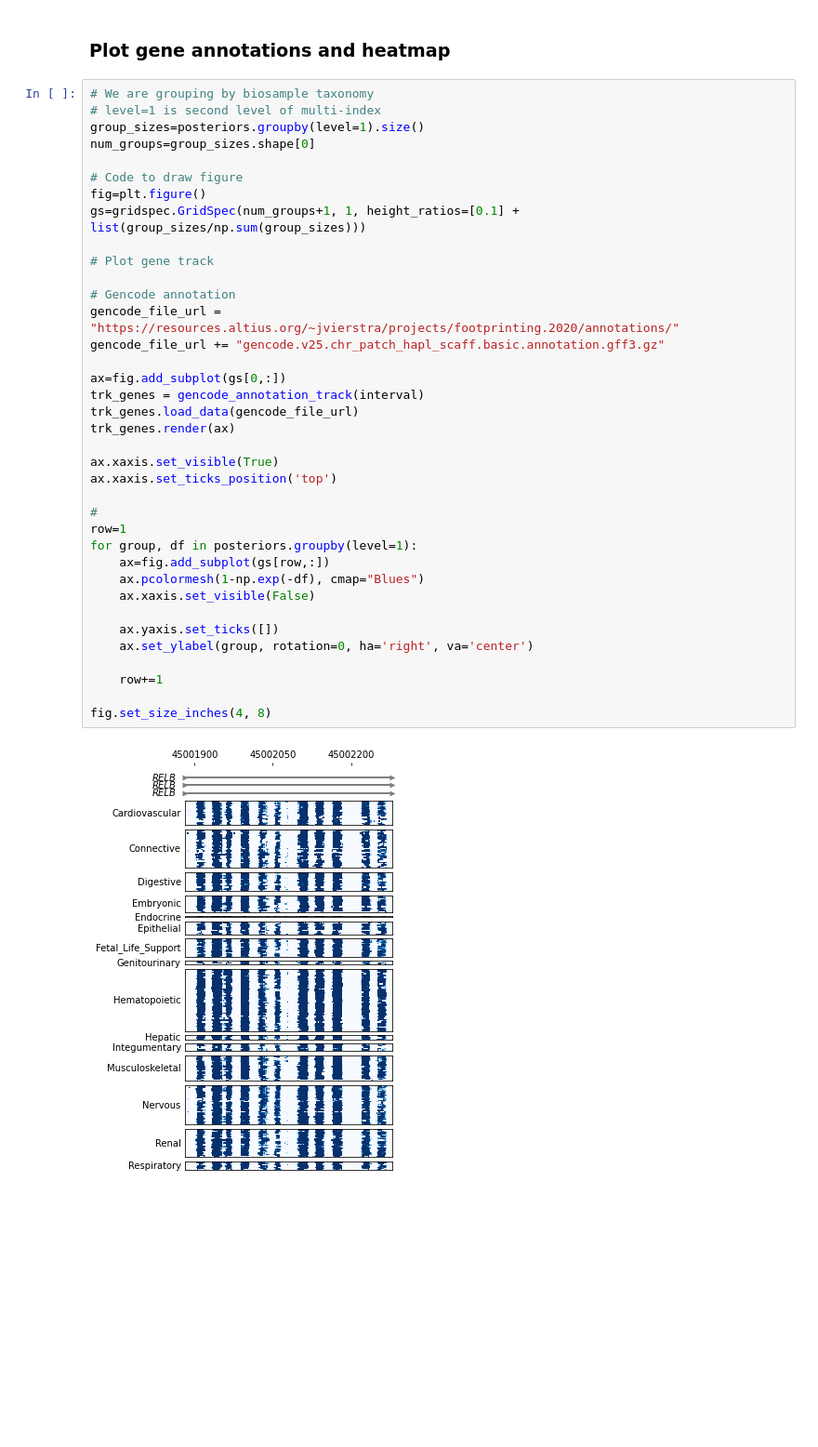
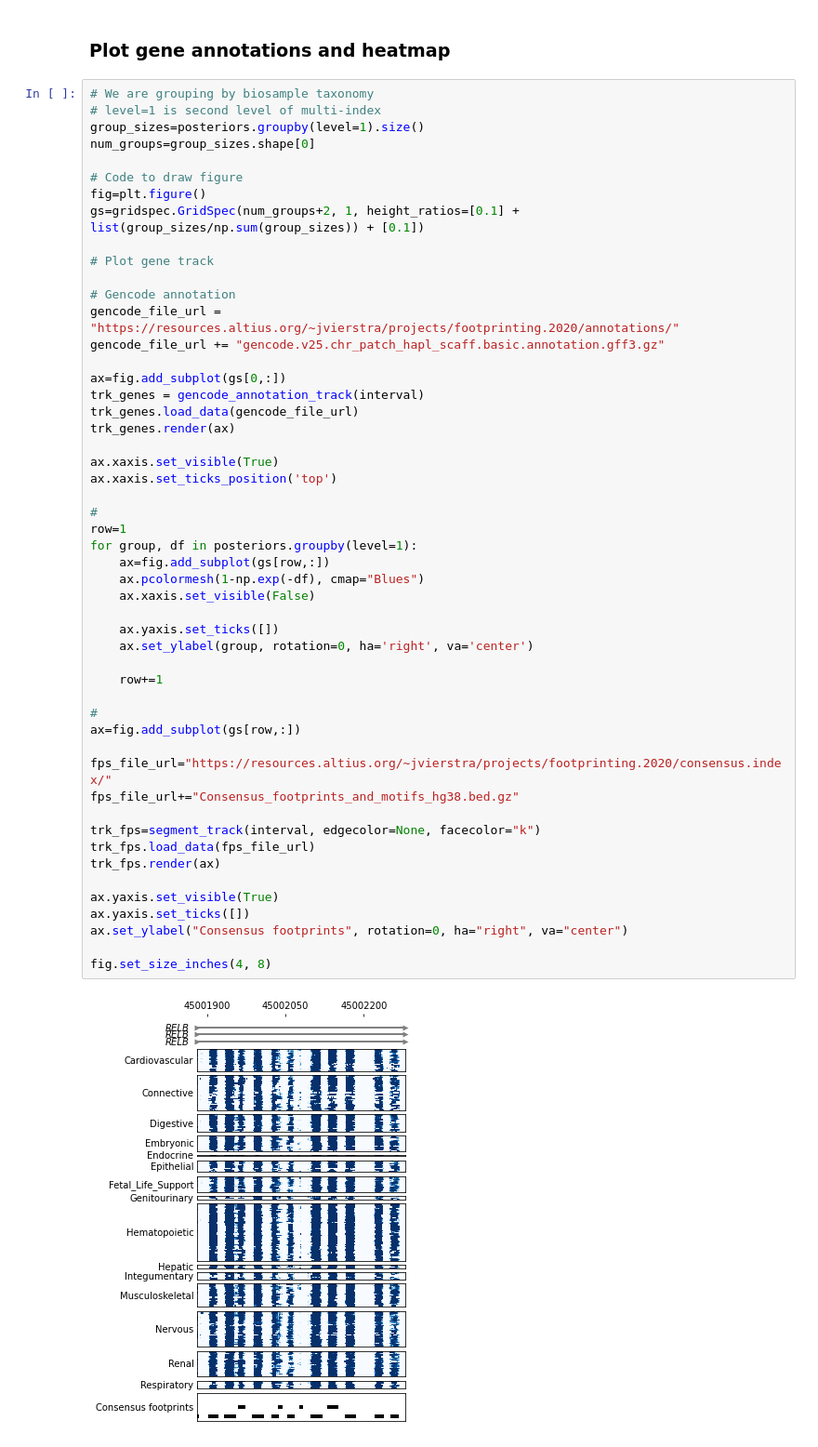
Before and after one commit to vierstralab/footprint-tools, a Jupyter notebook: docs/source/examples/plot.ipynb, the cells around one changed output. Shown at 93% size. Drawn from its saved outputs; the diff is of its cells as text; blank space fills up the shorter version.

Commit message:
Update posterior plotting notebook

```diff
--- a/docs/source/examples/plot.ipynb
+++ b/docs/source/examples/plot.ipynb
@@ -114,34 +115,48 @@ num_groups=group_sizes.shape[0]
 
 # Code to draw figure
 fig=plt.figure()
-gs=gridspec.GridSpec(num_groups+1, 1, height_ratios=[0.1] + list(group_sizes/np.sum(group_sizes)))
+gs=gridspec.GridSpec(num_groups+2, 1, height_ratios=[0.1] + list(group_sizes/np.sum(group_sizes)) + [0.1])
 
 # Plot gene track
 
 # Gencode annotation
 gencode_file_url = "https://resources.altius.org/~jvierstra/projects/footprinting.2020/annotations/"
 gencode_file_url += "gencode.v25.chr_patch_hapl_scaff.basic.annotation.gff3.gz"
 
 ax=fig.add_subplot(gs[0,:])
 trk_genes = gencode_annotation_track(interval)
 trk_genes.load_data(gencode_file_url)
 trk_genes.render(ax)
 
 ax.xaxis.set_visible(True)
 ax.xaxis.set_ticks_position('top')
 
 #
 row=1
 for group, df in posteriors.groupby(level=1):
     ax=fig.add_subplot(gs[row,:])
     ax.pcolormesh(1-np.exp(-df), cmap="Blues")
     ax.xaxis.set_visible(False)
 
     ax.yaxis.set_ticks([])
     ax.set_ylabel(group, rotation=0, ha='right', va='center')
 
     row+=1
 
+#
+ax=fig.add_subplot(gs[row,:])
+
+fps_file_url="https://resources.altius.org/~jvierstra/projects/footprinting.2020/consensus.index/"
+fps_file_url+="Consensus_footprints_and_motifs_hg38.bed.gz"
+
+trk_fps=segment_track(interval, edgecolor=None, facecolor="k")
+trk_fps.load_data(fps_file_url)
+trk_fps.render(ax)
+
+ax.yaxis.set_visible(True)
+ax.yaxis.set_ticks([])
+ax.set_ylabel("Consensus footprints", rotation=0, ha="right", va="center")
+
 fig.set_size_inches(4, 8)
 # %% [output]
-[figure, old version]
+[figure, new version]
```
Also changed, not shown: parts of 2 cells of this notebook.
